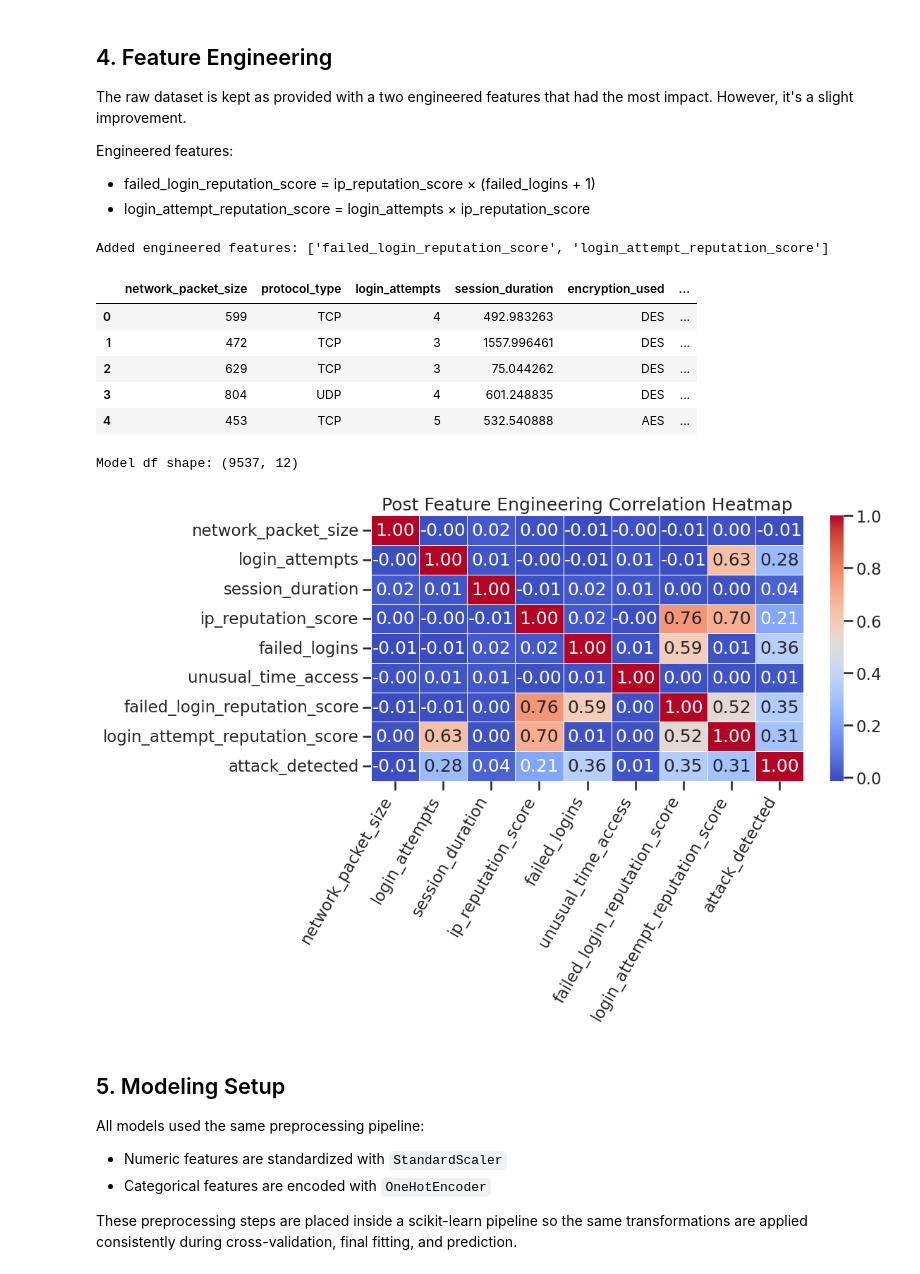
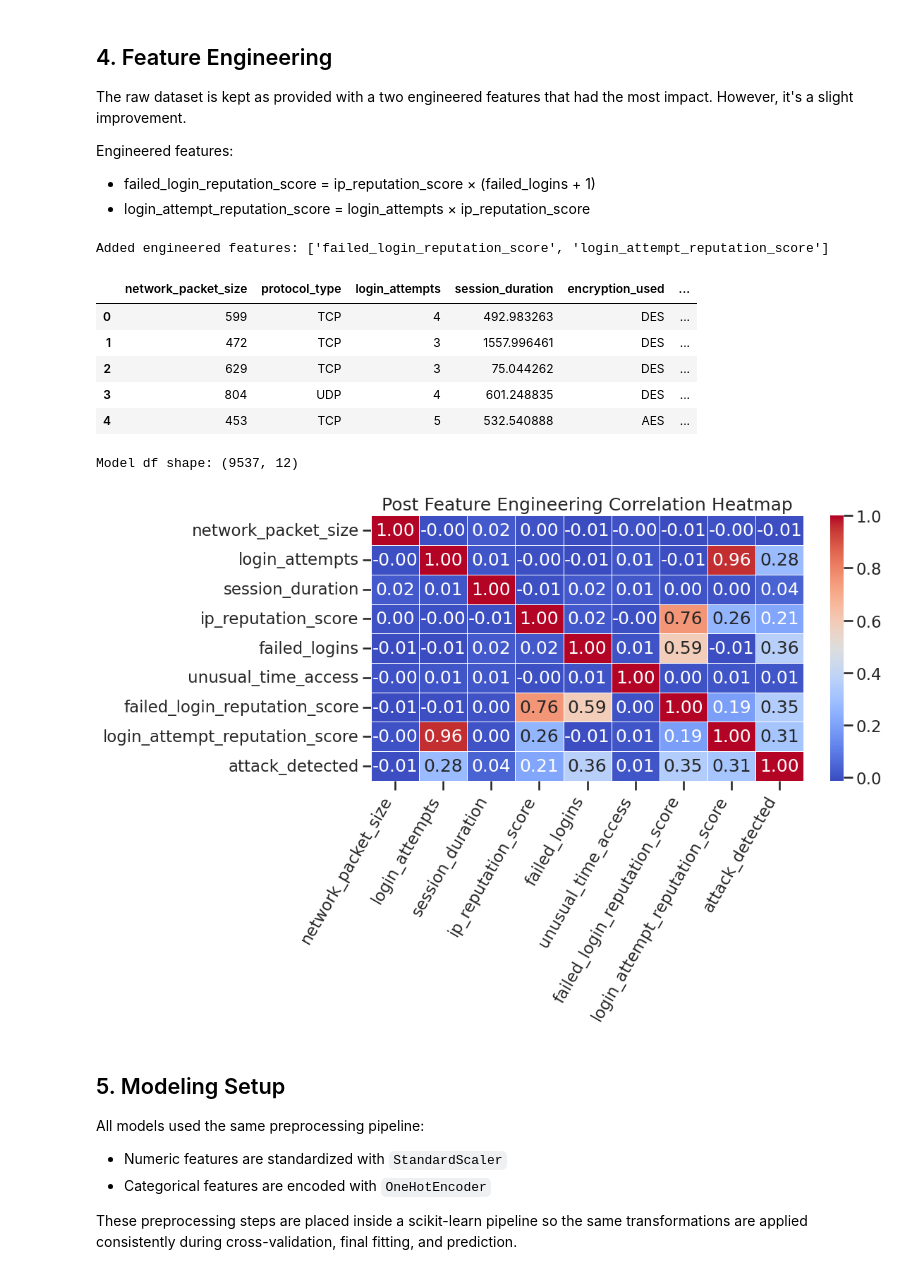
Before and after one commit to Pdmurphy2/intrusion-detection-ml, a Jupyter notebook: pat_model/showcase.ipynb, the cells around one changed output. Cells and saved outputs as stored; diff of their text form; code cells hidden in the pictures.

```diff
--- a/pat_model/showcase.ipynb
+++ b/pat_model/showcase.ipynb
@@ -335,7 +334,7 @@ def feature_engineering(df):
     new_df = df.copy()
 
     new_df["failed_login_reputation_score"] = new_df["ip_reputation_score"] * (new_df["failed_logins"] + 1)
-    new_df["login_attempt_reputation_score"] = new_df["login_attempts"] * new_df["ip_reputation_score"]
+    new_df["login_attempt_reputation_score"] = new_df["login_attempts"] * (new_df["ip_reputation_score"] + 1)
 
     return new_df
 
@@ -344,34 +343,34 @@ def feature_engineering(df):
 model_df = feature_engineering(raw_intrusion_df)
 new_feature_columns = [col for col in model_df.select_dtypes(include=["number"]).columns if col not in raw_intrusion_df.columns]
 
 # Display model df with engineered features
 print("Added engineered features:", new_feature_columns)
 display(model_df.head())
 print("Model df shape:", model_df.shape)
 print()
 
 # Display heatmap correlation visual
 engineer_heatmap_columns = [col for col in model_df.columns.tolist() if col != TARGET_COLUMN] + [TARGET_COLUMN] # Ensure Target col is last
 numeric_corr_cols = model_df[engineer_heatmap_columns].corr(numeric_only=True)
 plt.figure(figsize=(12, 8))
 sns.heatmap(numeric_corr_cols, annot=True, cmap="coolwarm", fmt=".2f", linewidths=0.5)
 plt.title("Post Feature Engineering Correlation Heatmap")
 plt.xlabel("")
 plt.ylabel("")
 plt.xticks(rotation=60, ha="right")
 plt.yticks(rotation=0)
 plt.tight_layout()
 plt.show()
 # %% [output]
 Added engineered features: ['failed_login_reputation_score', 'login_attempt_reputation_score']
 |  | network_packet_size | protocol_type | login_attempts | session_duration | encryption_used | ... |
 | 0 | 599 | TCP | 4 | 492.983263 | DES | ... |
 | 1 | 472 | TCP | 3 | 1557.996461 | DES | ... |
 | 2 | 629 | TCP | 3 | 75.044262 | DES | ... |
 | 3 | 804 | UDP | 4 | 601.248835 | DES | ... |
 | 4 | 453 | TCP | 5 | 532.540888 | AES | ... |
 Model df shape: (9537, 12)
-[figure, old version]
+[figure, new version]
 # %% [markdown]
 ## 5. Modeling Setup
 
```
Also changed, not shown: parts of 8 cells of this notebook, 2 other files.
